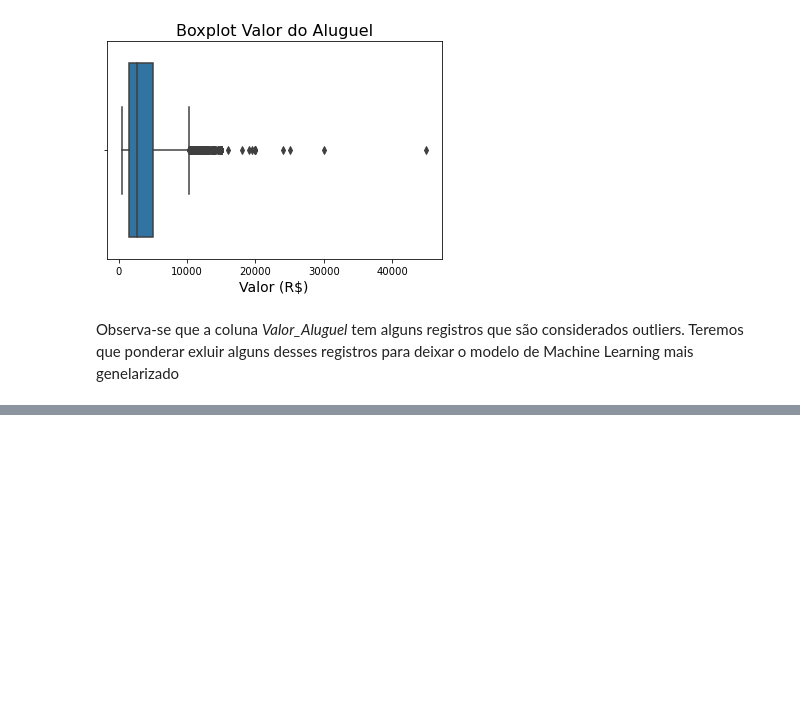
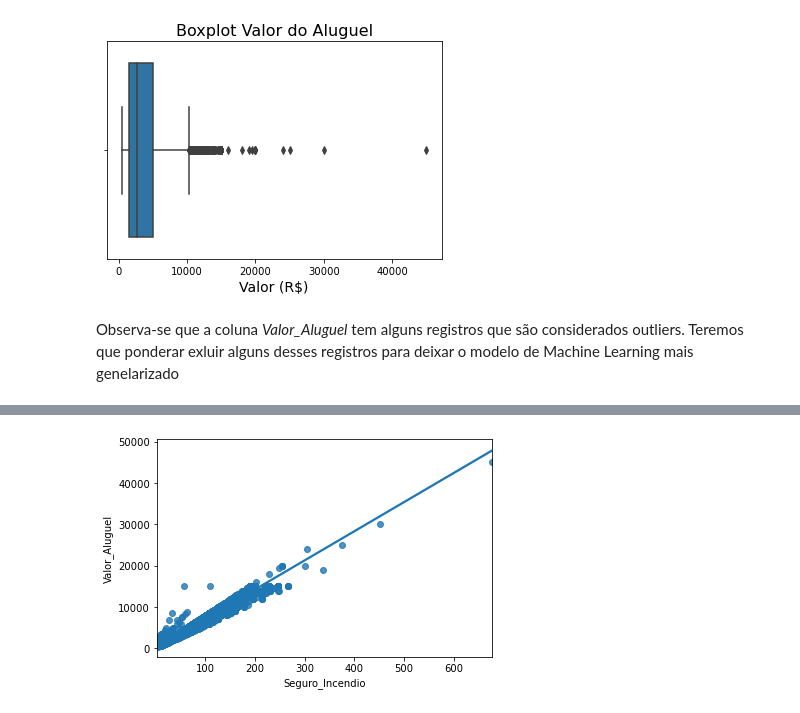
Before and after one commit to Eduu1/Portf-lio-Data-Science, a Jupyter notebook: Projeto-/Projeto - Houses_to_rent.ipynb, the cells around one changed output, grey strips where cells are left out. Drawn from its saved outputs; the diff is of its cells as text; code cells hidden in the pictures; blank space fills up the shorter version.

```diff
--- a/Projeto-/Projeto - Houses_to_rent.ipynb
+++ b/Projeto-/Projeto - Houses_to_rent.ipynb
@@ -253,0 +266,6 @@ Observa-se que a coluna *Valor_Aluguel* tem alguns registros que são considerad
+# %%
+# seguro de incêncido x valor do aluguel
+sns.regplot(x = 'Seguro_Incendio', y = 'Valor_Aluguel', data = dados_copia)
+plt.show()
+# %% [output]
+[figure, added]
```
Also changed, not shown: parts of 7 cells of this notebook.
